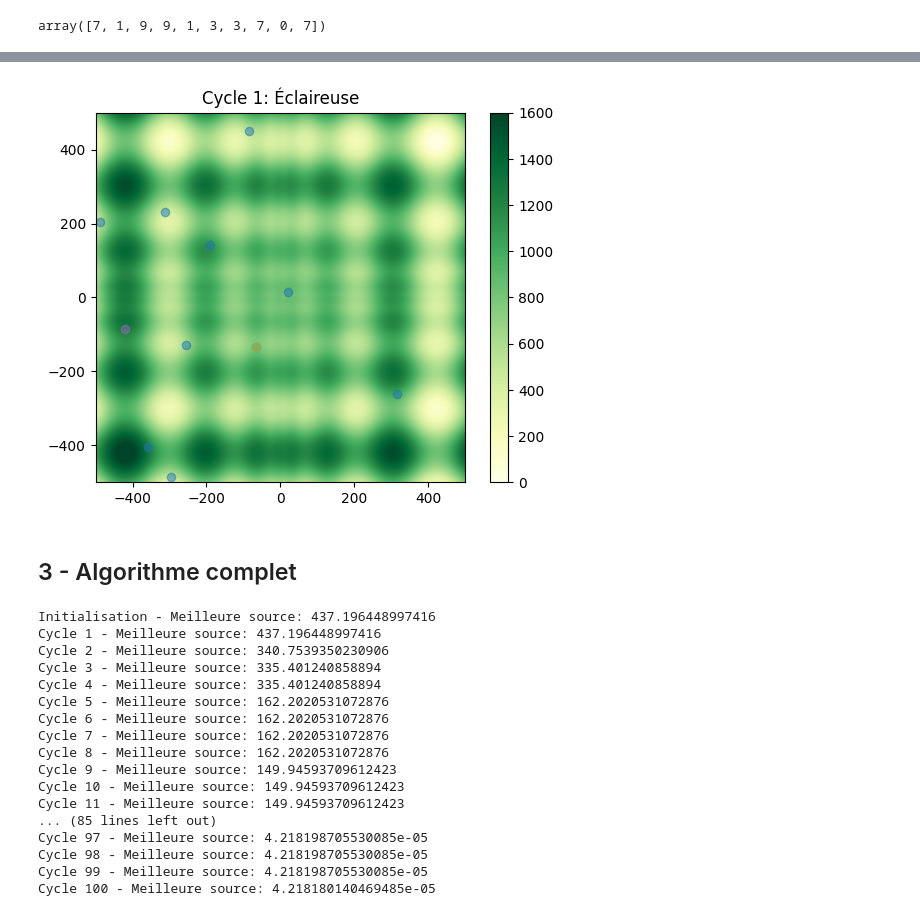
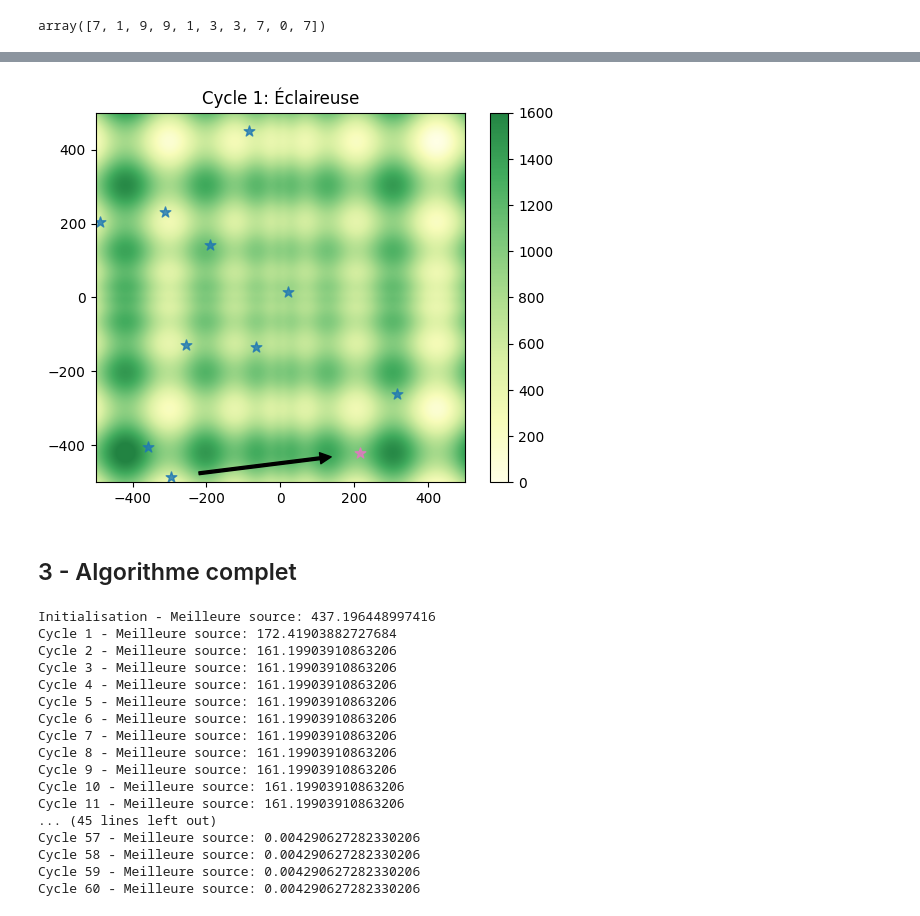
Before and after one commit to Electrom500/Metaheuristiques, a Jupyter notebook: abeilles/abeilles.ipynb, the cells around one changed output, grey strips where cells are left out. Saved outputs shown, nothing was run; the diff lists cells and outputs as text; code cells hidden in the pictures.

```diff
--- a/abeilles/abeilles.ipynb
+++ b/abeilles/abeilles.ipynb
@@ -68 +76,15 @@ array([[ 476.78748294,  487.61373423,  498.49356968, ...,  816.25971325,
+# %%
+# Colormap
+import matplotlib as mpl
+import matplotlib.colors
+
+YlGn = mpl.colormaps["YlGn"]
+field_cmap = mpl.colors.ListedColormap(YlGn(np.linspace(0, 0.75, 256)))
+# %%
+source_type = BeeType("*", "tab:blue", 8, 0.8)
+influencing_type = BeeType("*", "tab:purple", 8, 0.8)
+employee_type = BeeType("o", "tab:orange", 5, 0.8)
+onlooker_type = BeeType("o", "tab:red", 5, 0.8)
+scout_type = BeeType("*", "tab:pink", 8, 0.8)
+best_type = BeeType("o", "goldenrod", 12, 0.8)
 # %%
@@ -156,12 +206,12 @@ def assign_onlookers(sources, source_objective, rng, num_onlookers=None):
 
     return onlookers, onlooker_sources
 # %%
-def abandon_sources(sources, source_objective, failure, max_failures):
+def abandon_sources(sources, source_objective, failure, max_failures, rng):
     bad_sources = np.arange(len(sources))[failure >= max_failures]
 
     if len(bad_sources) > 0:
-        worst_failure = np.argmax(failure[bad_sources])
-        worst_sources = np.arange(len(sources))[failure == failure[worst_failure]]
+        worst_failure = np.max(failure[bad_sources])
+        worst_sources = np.arange(len(sources))[failure == worst_failure]
         scout = rng.choice(worst_sources)
 
         sources[scout] = rng.uniform(-500, 500, size=2)
@@ -268,6 +336,6 @@ array([0, 1, 1, 2, 1, 1, 0, 1, 0, 1])
 # %%
 sources, source_objective, failure, scout = abandon_sources(
-    sources, source_objective, failure, 2
+    sources, source_objective, failure, 2, rng
 )
-source_objective.min()
+scout
 # %% [output]
@@ -275,8 +352,22 @@ source_objective.min()
 # %%
-fig = plot_bees(Z, previous_sources, None, None, sources[scout], previous_sources[scout], title="Cycle 1: Éclaireuse")
+fig = plot_bees(
+    Z,
+    previous_sources,
+    sources[scout],
+    title="Cycle 1: Éclaireuse",
+    bee_types=[food_source, scout_source],
+)
+
+ax = fig.axes[0]
+ax.annotate(
+    "",
+    sources[scout],
+    previous_sources[scout],
+    arrowprops=dict(facecolor="black", shrink=0.15, width=2, headwidth=8, headlength=8),
+)
 fig.savefig(path / "4_scout.png", dpi=300, transparent=True, bbox_inches="tight")
 # %% [output]
-[figure, old version]
+[figure, new version]
 # %% [markdown]
 ## 3 - Algorithme complet
 # %%
@@ -339,22 +471,23 @@ path.mkdir(exist_ok=True)
 
 rng = np.random.default_rng(5678901234)
 
-abc(Z, 10, 10, 100, rng)
+#abc(Z, 25, 50, 100, rng)
+abc(Z, 10, 20, 60, rng)
 # %% [output]
 Initialisation - Meilleure source: 437.196448997416
-Cycle 1 - Meilleure source: 437.196448997416
-Cycle 2 - Meilleure source: 340.7539350230906
-Cycle 3 - Meilleure source: 335.401240858894
-Cycle 4 - Meilleure source: 335.401240858894
-Cycle 5 - Meilleure source: 162.2020531072876
-Cycle 6 - Meilleure source: 162.2020531072876
-Cycle 7 - Meilleure source: 162.2020531072876
-Cycle 8 - Meilleure source: 162.2020531072876
-Cycle 9 - Meilleure source: 149.94593709612423
-Cycle 10 - Meilleure source: 149.94593709612423
-Cycle 11 - Meilleure source: 149.94593709612423
-... (85 lines left out)
-Cycle 97 - Meilleure source: 4.218198705530085e-05
-Cycle 98 - Meilleure source: 4.218198705530085e-05
-Cycle 99 - Meilleure source: 4.218198705530085e-05
-Cycle 100 - Meilleure source: 4.218180140469485e-05
+Cycle 1 - Meilleure source: 172.41903882727684
+Cycle 2 - Meilleure source: 161.19903910863206
+Cycle 3 - Meilleure source: 161.19903910863206
+Cycle 4 - Meilleure source: 161.19903910863206
+Cycle 5 - Meilleure source: 161.19903910863206
+Cycle 6 - Meilleure source: 161.19903910863206
+Cycle 7 - Meilleure source: 161.19903910863206
+Cycle 8 - Meilleure source: 161.19903910863206
+Cycle 9 - Meilleure source: 161.19903910863206
+Cycle 10 - Meilleure source: 161.19903910863206
+Cycle 11 - Meilleure source: 161.19903910863206
+... (45 lines left out)
+Cycle 57 - Meilleure source: 0.004290627282330206
+Cycle 58 - Meilleure source: 0.004290627282330206
+Cycle 59 - Meilleure source: 0.004290627282330206
+Cycle 60 - Meilleure source: 0.004290627282330206
```
Also changed, not shown: parts of 16 cells of this notebook, 2 other files.
